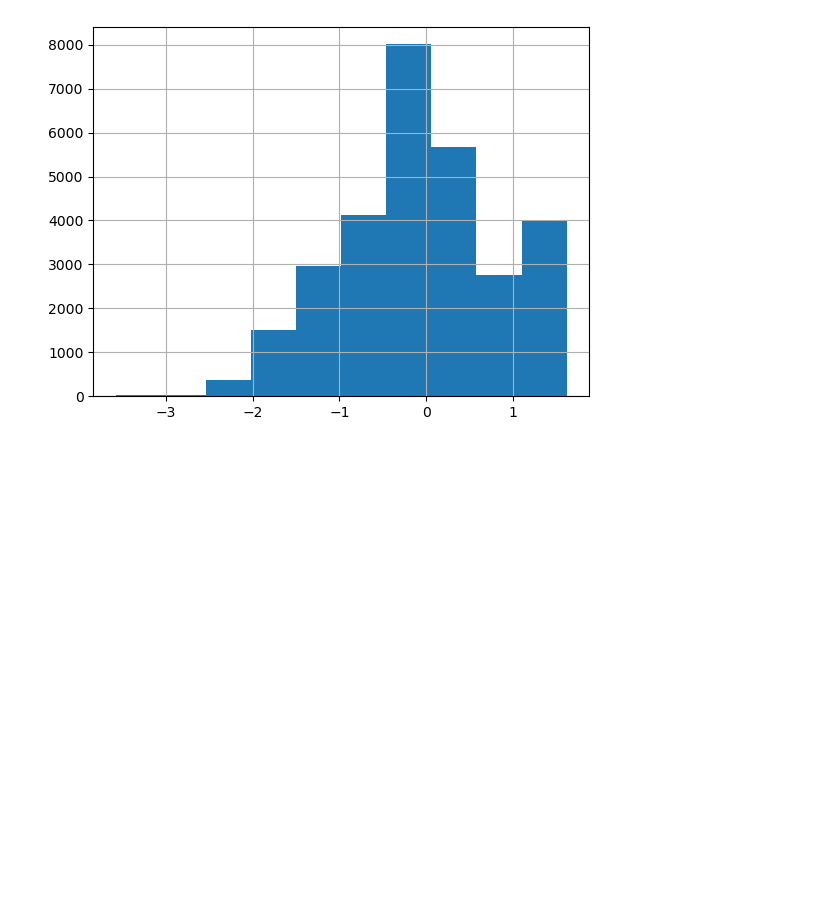
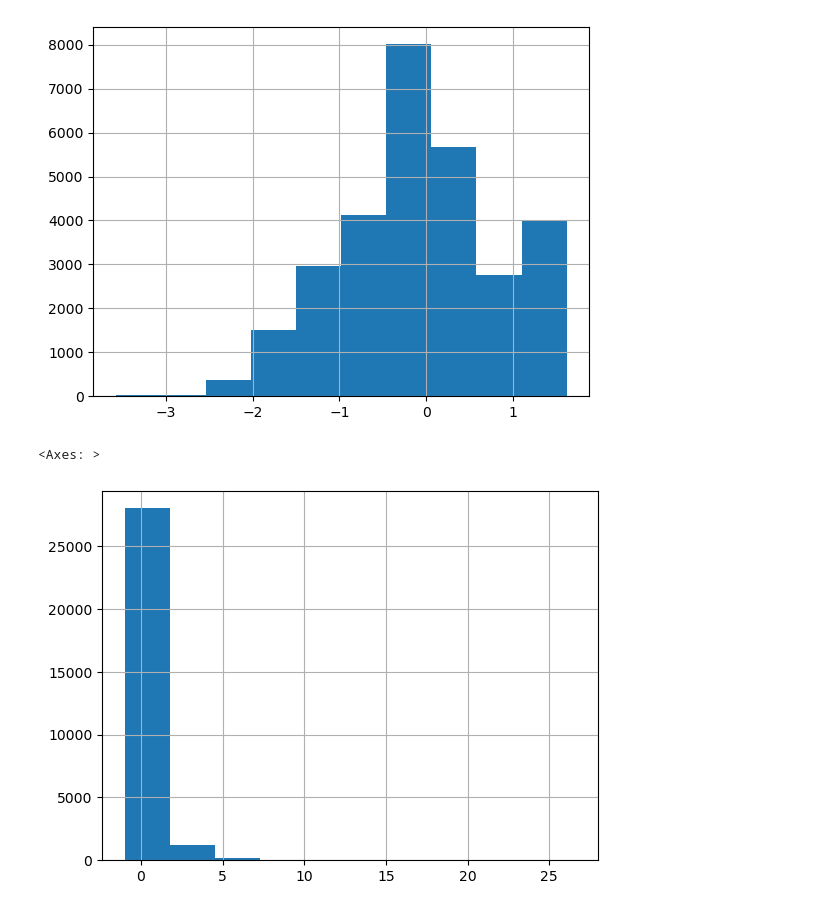
Before and after one commit to lolloberga/predict-shares-online-news, a Jupyter notebook: feature_engeneering/model_xgboost.ipynb, the cells around one changed output. Saved outputs shown, nothing was run; the diff lists cells and outputs as text; code cells hidden in the pictures; blank space fills up the shorter version.

Commit message:
fix: log scales converted to standardizations

```diff
--- a/feature_engeneering/model_xgboost.ipynb
+++ b/feature_engeneering/model_xgboost.ipynb
@@ -89,5 +92,8 @@ See the caveats in the documentation: https://pandas.pydata.org/pandas-docs/stab
 # %%
 working_df_dev['num_videos'].fillna(working_df_dev['num_videos'].mean(), inplace=True)
+std_scaler = StandardScaler().fit(working_df_dev[['num_videos']])
+scaled_features = std_scaler.transform(working_df_dev[['num_videos']])
+working_df_dev[['num_videos']] = scaled_features
 # %% [output]
 A value is trying to be set on a copy of a slice from a DataFrame
 
@@ -96,7 +107,11 @@ See the caveats in the documentation: https://pandas.pydata.org/pandas-docs/stab
 # %%
-std_scaler = StandardScaler().fit(working_df_dev[['n_tokens_title', 'n_tokens_content']])
-scaled_features = std_scaler.transform(working_df_dev[['n_tokens_title', 'n_tokens_content']])
-working_df_dev[['n_tokens_title', 'n_tokens_content']] = scaled_features
+# std_scaler = StandardScaler().fit(working_df_dev[['n_tokens_title', 'n_tokens_content']])
+# scaled_features = std_scaler.transform(working_df_dev[['n_tokens_title', 'n_tokens_content']])
+# working_df_dev[['n_tokens_title', 'n_tokens_content']] = scaled_features
+
+std_scaler = StandardScaler().fit(working_df_dev[['n_tokens_title']])
+scaled_features = std_scaler.transform(working_df_dev[['n_tokens_title']])
+working_df_dev[['n_tokens_title']] = scaled_features
 # %% [output]
 A value is trying to be set on a copy of a slice from a DataFrame.
 Try using .loc[row_indexer,col_indexer] = value instead
@@ -127,8 +142,12 @@ scaled_features = std_scaler.transform(working_df_dev[['kw_avg_max', 'kw_min_avg
 working_df_dev[['kw_avg_max', 'kw_min_avg', 'kw_avg_avg']] = scaled_features
 # %%
 working_df_dev.drop(columns=['self_reference_min_shares', 'self_reference_max_shares', 'self_reference_avg_sharess'], inplace=True)
-# %%
-working_df_dev['num_hrefs'] = np.log(1 + working_df_dev['num_hrefs'])
+# %%
+# working_df_dev['num_hrefs'] = np.log(1 + working_df_dev['num_hrefs'])
+# working_df_dev.drop(columns=['num_hrefs'], inplace = True)
+std_scaler = StandardScaler().fit(working_df_dev[['num_hrefs']])
+scaled_features = std_scaler.transform(working_df_dev[['num_hrefs']])
+working_df_dev[['num_hrefs']] = scaled_features
 # %%
 working_df_dev.drop(columns=['LDA_01', 'LDA_02', 'LDA_03', 'LDA_04'], inplace=True)
 # %%
@@ -173,6 +192,11 @@ To adopt the future behavior and silence this warning, use
 [figure]
 # %%
 # working_df_dev.isna().sum()
+# %%
+working_df_dev['num_hrefs'].hist()
+# %% [output]
+<Axes: >
+[figure, added]
 # %%
 X = working_df_dev.drop(columns=["shares"]).values
 y = working_df_dev["shares"].values
```
Also changed, not shown: parts of 10 cells of this notebook.
